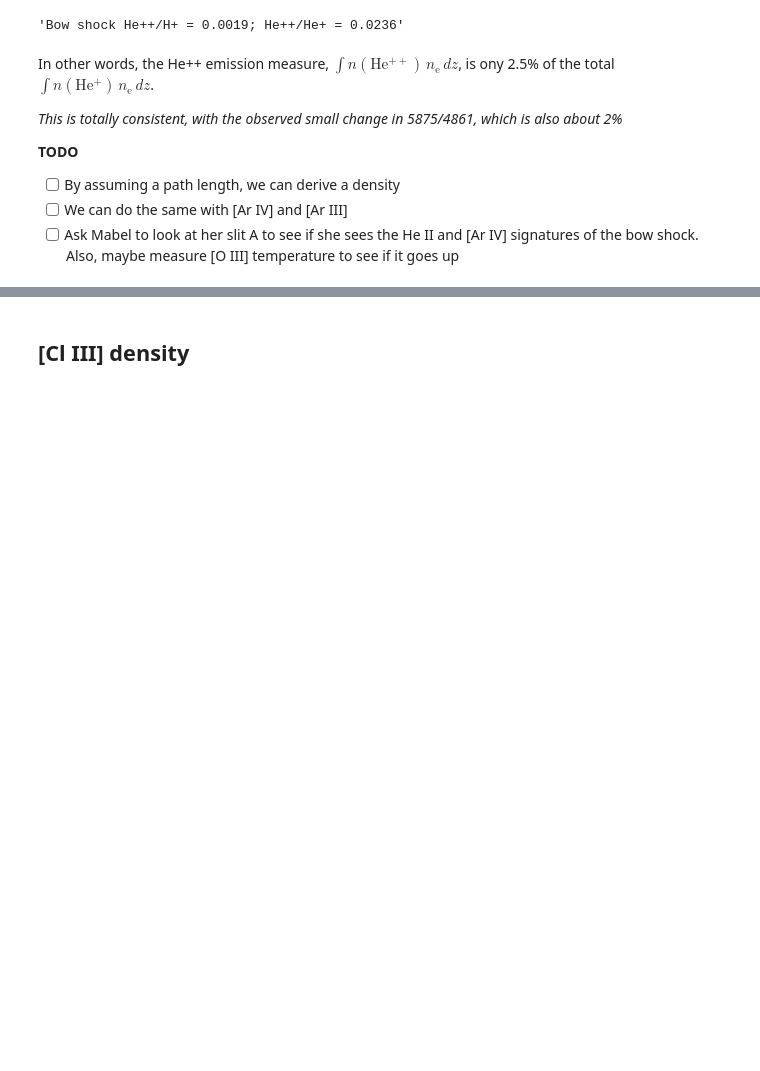
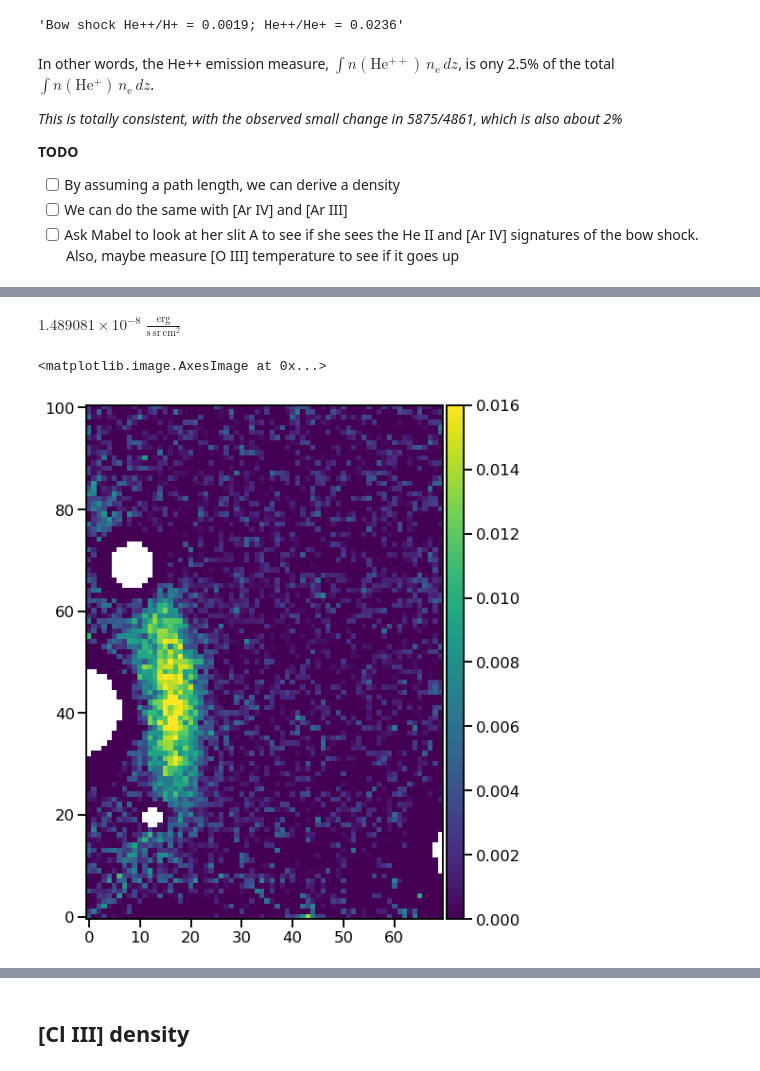
Before and after one commit to will-henney/muse-hii-regions, a Jupyter notebook: notebooks/01-02-yet-more-line-ratios.ipynb, the cells around one changed output, grey strips where cells are left out. Cells and saved outputs as stored; diff of their text form; code cells hidden in the pictures; blank space fills up the shorter version.

```diff
--- a/notebooks/01-02-yet-more-line-ratios.ipynb
+++ b/notebooks/01-02-yet-more-line-ratios.ipynb
@@ -285,0 +339,18 @@ In other words, the He++ emission measure, $\int n(\mathrm{He^{++}})\, n_\mathrm
+# %%
+muse_bright_unit = muse_bright_unit.to(u.erg / u.s / u.cm**2 / u.sr)
+muse_bright_unit
+# %% [output]
+$1.489081 \times 10^{-8} \; \mathrm{\frac{erg}{s\,sr\,cm^{2}}}$
+# %%
+im4686 = Image("../data/ngc346-heii-4686-correct.fits")
+im5875 = Image("../data/ngc346-hei-5875-correct.fits")
+imhb = Image("../data/ngc346-hi-4861-correct.fits")
+imariv = Image("../data/ngc346-ariv-4711-plus-4740-correct.fits")
+imariii = Image("../data/ngc346-ariii-7136-correct.fits")
+imoiii = Image("../data/ngc346-oiii-5007-bin01-sum.fits")
+# %%
+fig, ax = plt.subplots(figsize=(10, 10))
+(im4686 / imhb)[yslice, xslice].plot(vmin=0.0, vmax=0.016, colorbar="v")
+# %% [output]
+<matplotlib.image.AxesImage at 0x...>
+[figure, added]
```
Also changed, not shown: parts of 15 cells of this notebook, 10 other files.
